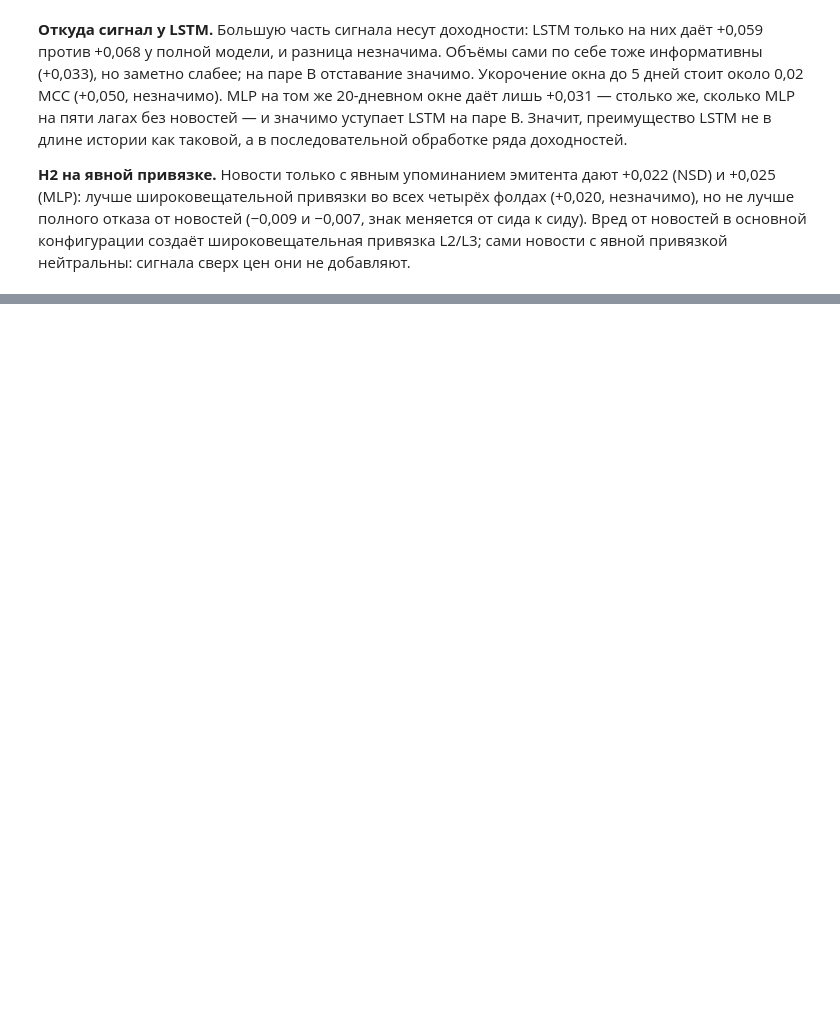
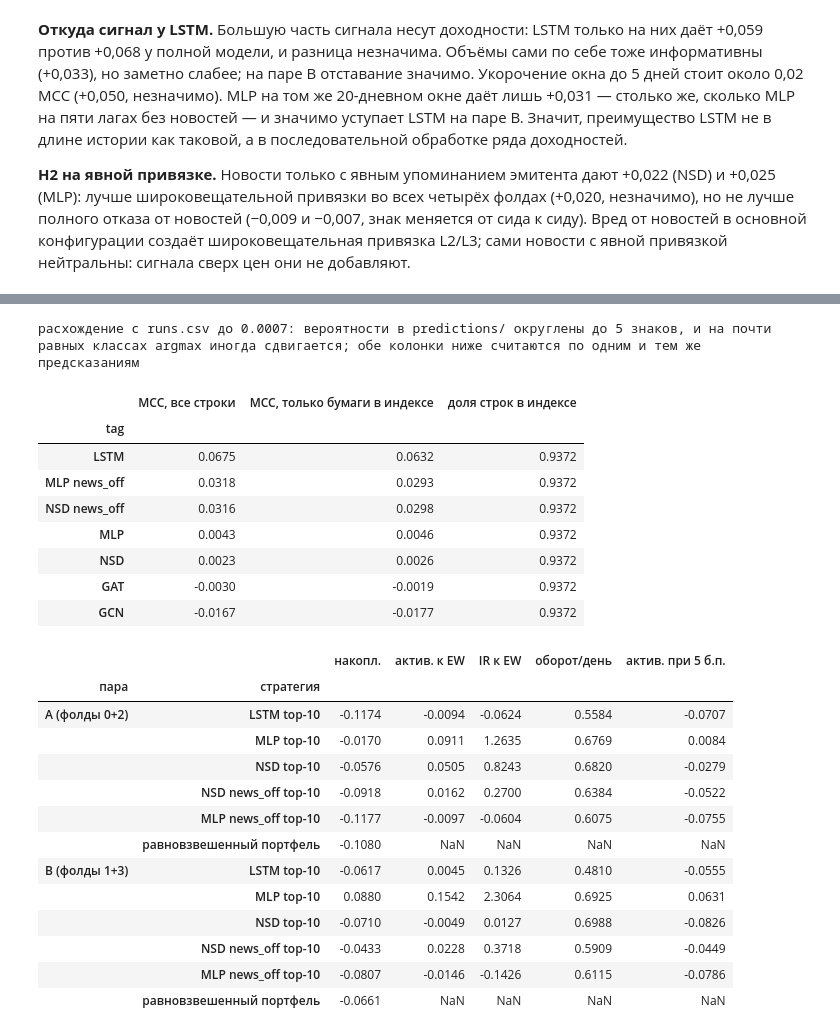
Before and after one commit to SwanGibbon/CourseWork, a Jupyter notebook: 03_results.ipynb, the cells around one changed output, grey strips where cells are left out. Cells and saved outputs as stored; diff of their text form; code cells hidden in the pictures; blank space fills up the shorter version.

```diff
--- a/03_results.ipynb
+++ b/03_results.ipynb
@@ -476,0 +586,46 @@ extra_tests.round(4)
+# %%
+def mcc_by(df, keys=('tag', 'fold', 'seed')):
+    """MCC по группам через матрицы ошибок (тот же расчёт, что в mcc_conf)."""
+    c = df.groupby(list(keys) + ['y', 'pred']).size().unstack(['y', 'pred'], fill_value=0)
+    c = c.reindex(columns=pd.MultiIndex.from_product([range(3), range(3)]), fill_value=0)
+    return pd.Series(mcc_conf(c.to_numpy(float).reshape(-1, 3, 3)), index=c.index)
+
+
+SURV = ['LSTM', 'MLP', 'NSD', 'GAT', 'GCN', 'NSD news_off', 'MLP news_off']
+sub = pred.query("grid == '4x18' and tag in @SURV")
+full = mcc_by(sub)
+dev = np.abs(full.values - runs.query("grid == '4x18'").set_index(['tag', 'fold', 'seed']).loc[full.index, 'mcc'].values).max()
+print(f'расхождение с runs.csv до {dev:.4f}: вероятности в predictions/ округлены до 5 знаков, и на почти равных '
+      f'классах argmax иногда сдвигается; обе колонки ниже считаются по одним и тем же предсказаниям')
+agg = lambda s: s.groupby(['tag', 'fold']).median().groupby('tag').mean()
+surv = pd.DataFrame({'MCC, все строки': agg(full), 'MCC, только бумаги в индексе': agg(mcc_by(sub[sub['in_index']])),
+                     'доля строк в индексе': sub.groupby('tag')['in_index'].mean()}).sort_values('MCC, все строки', ascending=False)
+bt_pit, _ = backtest(['LSTM', 'MLP', 'NSD', 'NSD news_off', 'MLP news_off'], pit=True)
+bt_pit = bt_pit[['накопл.', 'актив. к EW', 'IR к EW', 'оборот/день', 'актив. при 5 б.п.']]
+(RESULTS / 'survivorship.md').write_text(surv.round(4).to_markdown() + '\n\n' + bt_pit.round(4).to_markdown(), encoding='utf-8')
+display(surv.round(4), bt_pit.round(4))
+# %% [output]
+расхождение с runs.csv до 0.0007: вероятности в predictions/ округлены до 5 знаков, и на почти равных классах argmax иногда сдвигается; обе колонки ниже считаются по одним и тем же предсказаниям
+|  | MCC, все строки | MCC, только бумаги в индексе | доля строк в индексе |
+| tag |  |  |  |
+| LSTM | 0.0675 | 0.0632 | 0.9372 |
+| MLP news_off | 0.0318 | 0.0293 | 0.9372 |
+| NSD news_off | 0.0316 | 0.0298 | 0.9372 |
+| MLP | 0.0043 | 0.0046 | 0.9372 |
+| NSD | 0.0023 | 0.0026 | 0.9372 |
+| GAT | -0.0030 | -0.0019 | 0.9372 |
+| GCN | -0.0167 | -0.0177 | 0.9372 |
+|  |  | накопл. | актив. к EW | IR к EW | оборот/день | актив. при 5 б.п. |
+| пара | стратегия |  |  |  |  |  |
+| A (фолды 0+2) | LSTM top-10 | -0.1174 | -0.0094 | -0.0624 | 0.5584 | -0.0707 |
+|  | MLP top-10 | -0.0170 | 0.0911 | 1.2635 | 0.6769 | 0.0084 |
+|  | NSD top-10 | -0.0576 | 0.0505 | 0.8243 | 0.6820 | -0.0279 |
+|  | NSD news_off top-10 | -0.0918 | 0.0162 | 0.2700 | 0.6384 | -0.0522 |
+|  | MLP news_off top-10 | -0.1177 | -0.0097 | -0.0604 | 0.6075 | -0.0755 |
+|  | равновзвешенный портфель | -0.1080 | NaN | NaN | NaN | NaN |
+| B (фолды 1+3) | LSTM top-10 | -0.0617 | 0.0045 | 0.1326 | 0.4810 | -0.0555 |
+|  | MLP top-10 | 0.0880 | 0.1542 | 2.3064 | 0.6925 | 0.0631 |
+|  | NSD top-10 | -0.0710 | -0.0049 | 0.0127 | 0.6988 | -0.0826 |
+|  | NSD news_off top-10 | -0.0433 | 0.0228 | 0.3718 | 0.5909 | -0.0449 |
+|  | MLP news_off top-10 | -0.0807 | -0.0146 | -0.1426 | 0.6115 | -0.0786 |
+|  | равновзвешенный портфель | -0.0661 | NaN | NaN | NaN | NaN |
```
Also changed, not shown: parts of 16 cells of this notebook, 5 other files.
